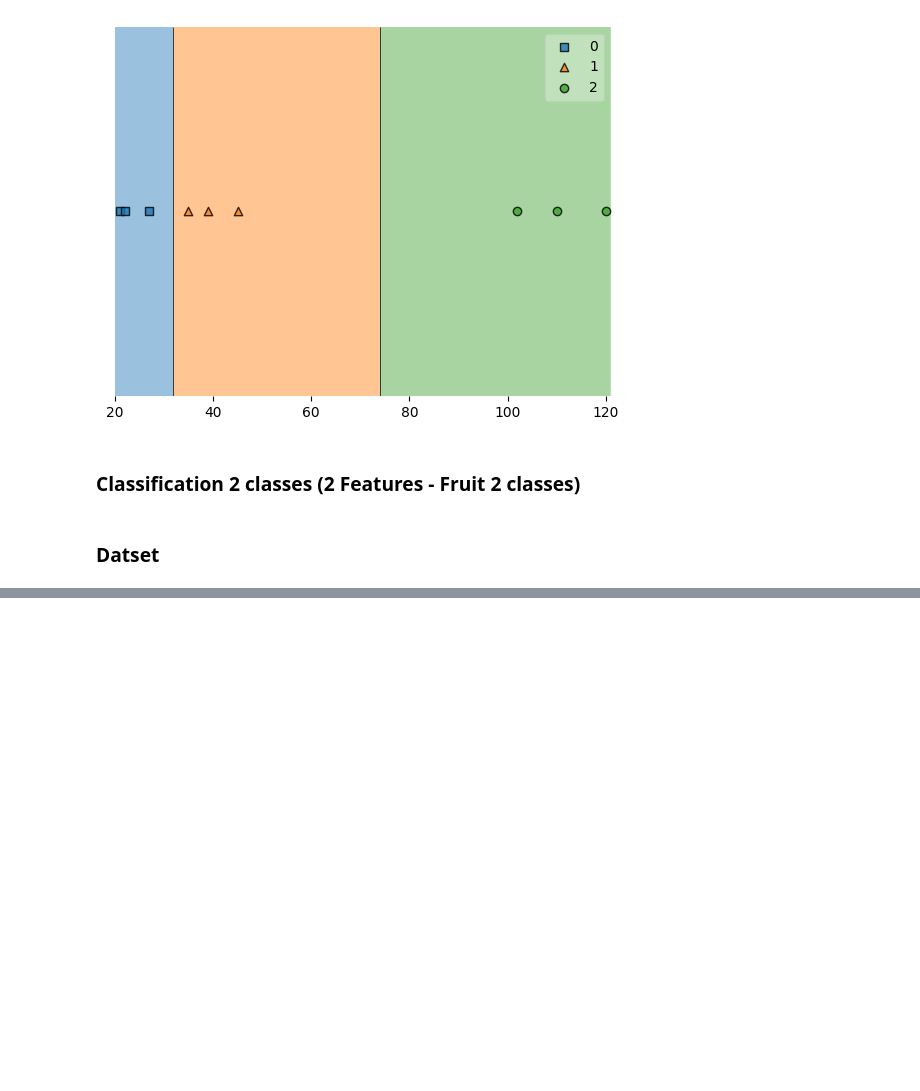
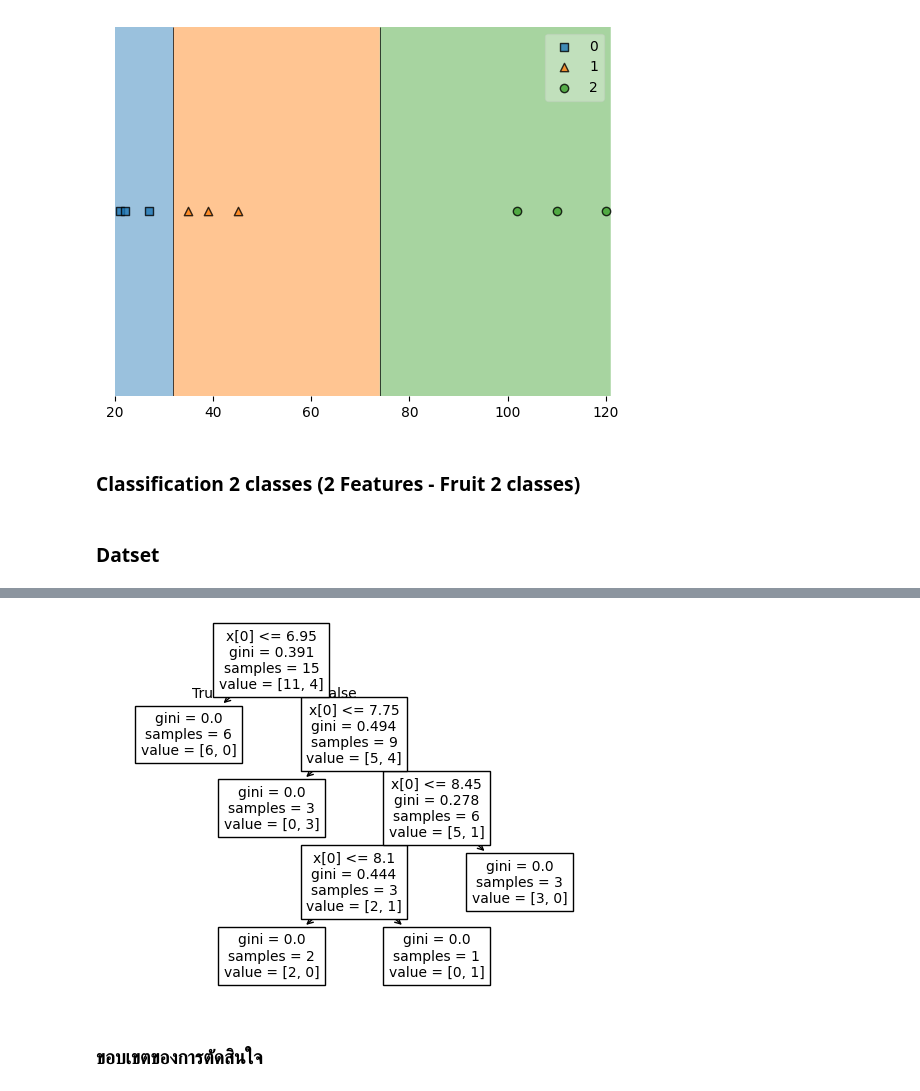
Before and after one commit to Nont18/Deep-learning-coding, a Jupyter notebook: deep_learning/ch08_classification2.ipynb, the cells around one changed output, grey strips where cells are left out. Drawn from its saved outputs; the diff is of its cells as text; code cells hidden in the pictures; blank space fills up the shorter version.

```diff
--- a/deep_learning/ch08_classification2.ipynb
+++ b/deep_learning/ch08_classification2.ipynb
@@ -212,0 +246,3 @@ df = pd.read_csv('data/fruit2class.csv')
+# %%
+X = df.drop(['target'], axis=1) #axis = 1 คือ แนวคอลัมน์
+X.head()
@@ -212,0 +339,7 @@ df = pd.read_csv('data/fruit2class.csv')
+# %%
+plot_tree(model)
+plt.show()
+# %% [output]
+[figure, added]
+# %% [markdown]
+### ขอบเขตของการตัดสินใจ
```
Also changed, not shown: parts of 21 cells of this notebook, 1 other file.
